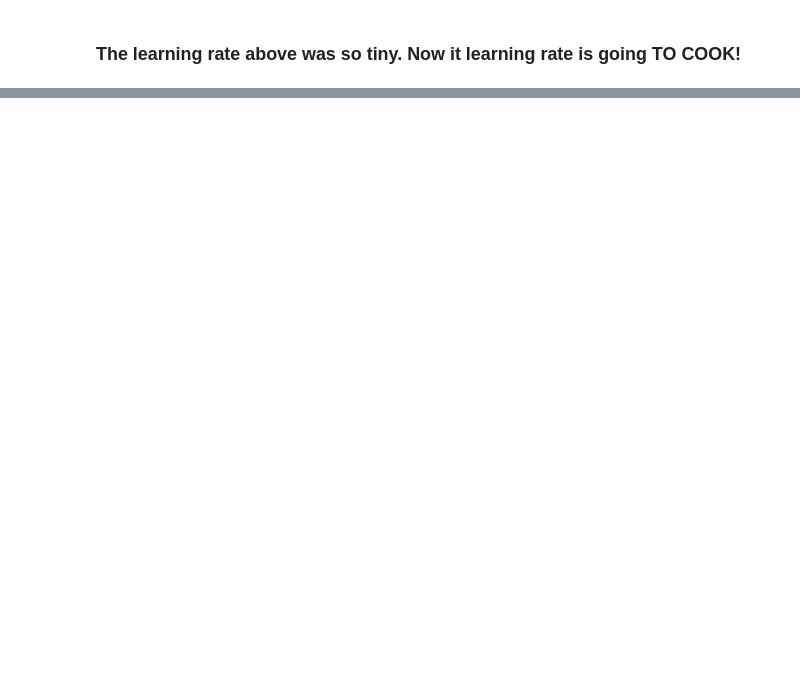
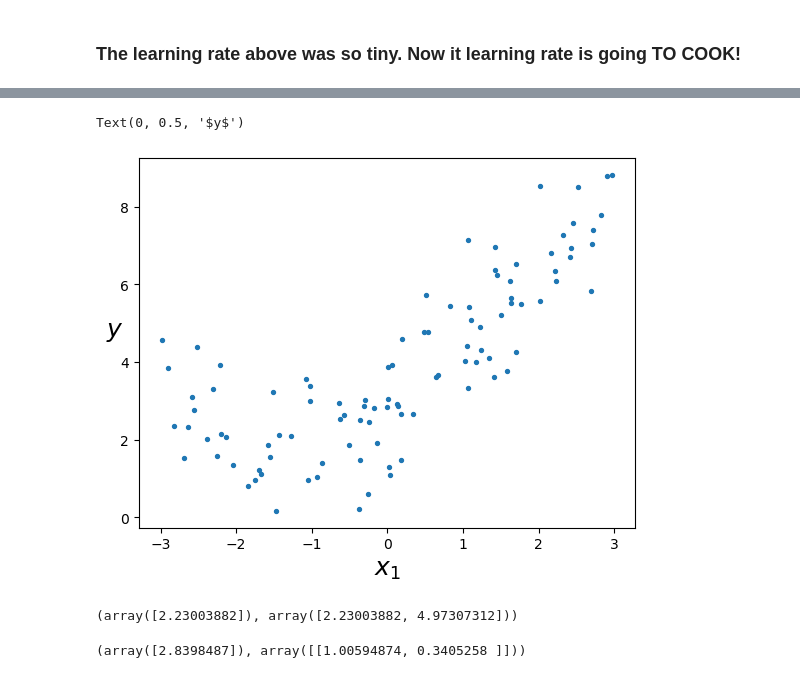
Before and after one commit to ArthasCode/MachineLearning, a Jupyter notebook: chapter_4/mathematic.ipynb, the cells around one changed output, grey strips where cells are left out. Cells and saved outputs as stored; diff of their text form; code cells hidden in the pictures; blank space fills up the shorter version.

Commit message:
Mini-batch gradient descent and Polynomial Regression

```diff
--- a/chapter_4/mathematic.ipynb
+++ b/chapter_4/mathematic.ipynb
@@ -112,0 +149,25 @@ array([[2.9377129],
+# %%
+m = 100
+X = 6 * np.random.rand(m, 1) - 3
+y = 0.5**X + 2*X + 2 + np.random.randn(m, 1)
+# %%
+plt.scatter(X, y, 8)
+plt.xlabel("$x_1$", fontsize=18)
+plt.ylabel("$y$", rotation=0, fontsize=18)
+# %% [output]
+Text(0, 0.5, '$y$')
+[figure, added]
+# %%
+from sklearn.preprocessing import PolynomialFeatures
+
+poly_features = PolynomialFeatures(degree=2, include_bias=False)
+X_poly = poly_features.fit_transform(X)
+X[0], X_poly[0]
+# %% [output]
+(array([2.23003882]), array([2.23003882, 4.97307312]))
+# %%
+lin_reg = LinearRegression()
+lin_reg.fit(X_poly, y)
+lin_reg.intercept_, lin_reg.coef_
+# %% [output]
+(array([2.8398487]), array([[1.00594874, 0.3405258 ]]))
```
Also changed, not shown: parts of 18 cells of this notebook.
